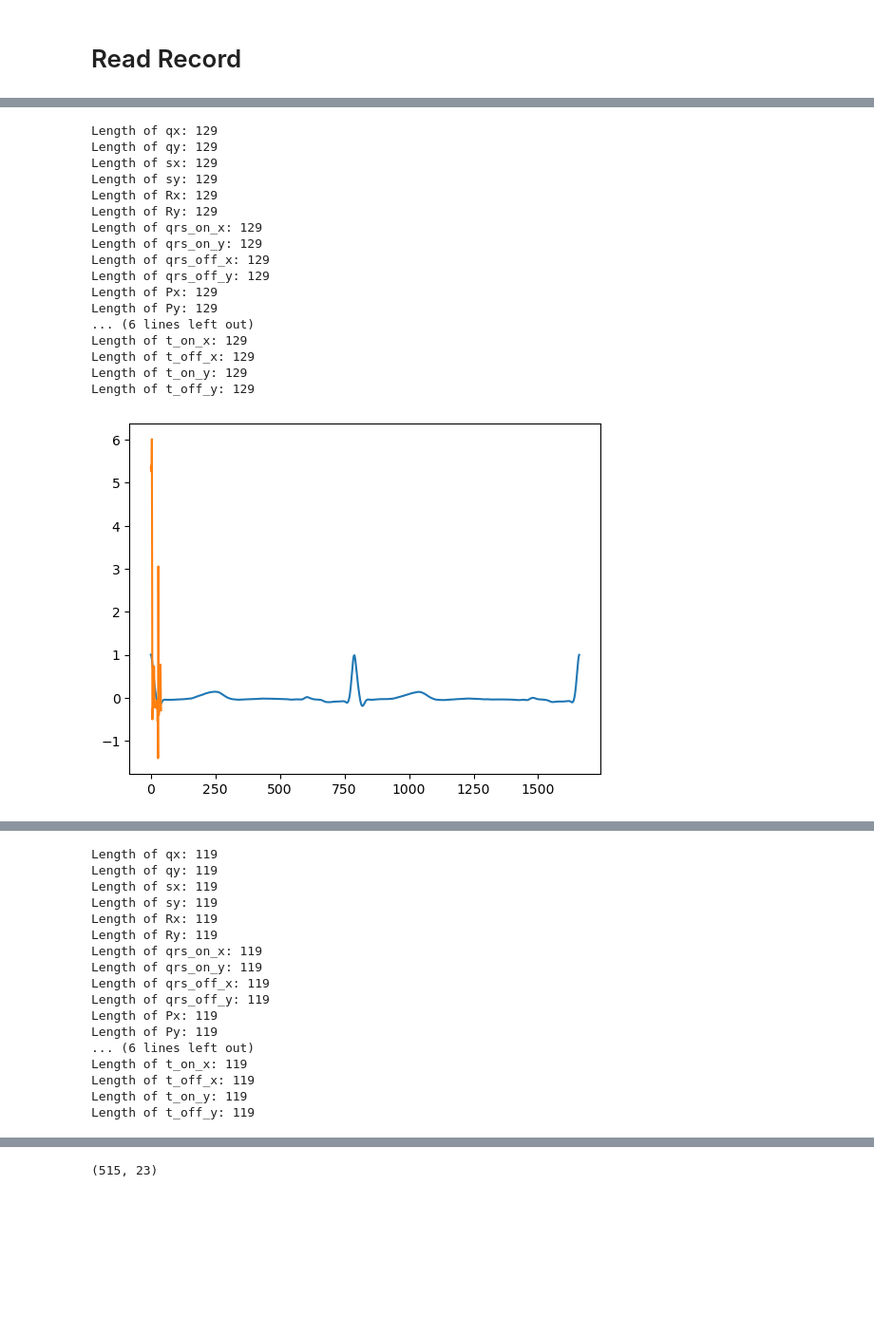
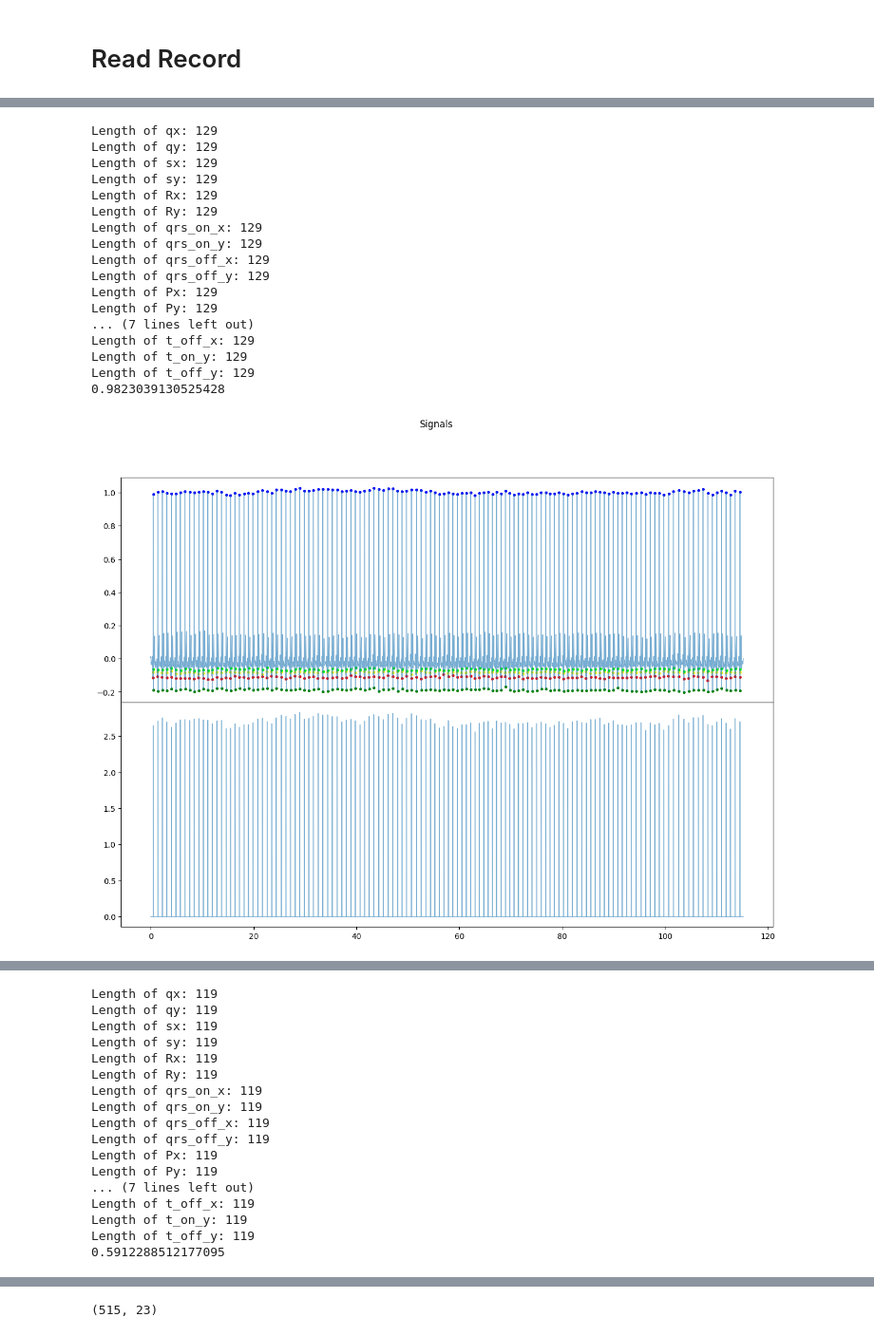
Before and after one commit to Nourhan-Mahmoud/ECG-Based-Authentication-Interface, a Jupyter notebook: 02.Preprocessing_and_FeaturesExtraction/Models.ipynb, the cells around one changed output, grey strips where cells are left out. Shown at 95% size. Cells and saved outputs as stored; diff of their text form; code cells hidden in the pictures; blank space fills up the shorter version.

```diff
--- a/02.Preprocessing_and_FeaturesExtraction/Models.ipynb
+++ b/02.Preprocessing_and_FeaturesExtraction/Models.ipynb
@@ -16,11 +16,13 @@ patient_1 = wfdb.rdrecord('..//01.Dataset/117/s0291lre', channels=[1])
 patient_2 = wfdb.rdrecord('..//01.Dataset/116/s0302lre', channels=[1])
 patient_3 = wfdb.rdrecord('..//01.Dataset/105/s0303lre', channels=[1])
 patient_4 = wfdb.rdrecord('..//01.Dataset/104/s0306lre', channels=[1])
+patient_5 = wfdb.rdrecord('..//01.Dataset/122/s0312lre', channels=[1])
 
 signal_1 = patient_1.p_signal[: ,0]
 signal_2 = patient_2.p_signal[:, 0]
 signal_3 = patient_3.p_signal[:, 0]
 signal_4 = patient_4.p_signal[:, 0]
+signal_5 = patient_5.p_signal[:, 0]
 
 time = len(signal_1)/ fs
 # %%
@@ -177,7 +179,7 @@ def process_qrs(denoised_signal, y_lfiltered, window_smoothed_signal,qx, qy, sx,
 
 
     # Remove any peaks that are not Rs
-    y_lfiltered[y_lfiltered < max(y_lfiltered) * 0.6] = 0
+    y_lfiltered[y_lfiltered < max(y_lfiltered) * 0.65] = 0
 
     # Retrieve R
     Rx = []
@@ -510,6 +512,8 @@ def Fiducial_Points_Detection(signal):
     t_on_x, t_off_x, t_on_y, t_off_y = calculate_t_onset_offset(Tx, denoised_signal)
     print_list_lengths(qx, qy, sx, sy, Rx, Ry, qrs_on_x, qrs_on_y, qrs_off_x, qrs_off_y, Px, Py, p_on_x,
                         p_off_x, p_on_y, p_off_y, Tx, Ty, t_on_x, t_off_x, t_on_y, t_off_y)
+    print(min(Ry))
+    plot_qrs_results(time, fs, denoised_signal, y_lfiltered, qx, qy, sx, sy, Rx, Ry, qrs_on_x, qrs_on_y, qrs_off_x, qrs_off_y)
     Fiducial_Points = create_dataframe(qx, qy, sx, sy, Rx, Ry, qrs_on_x, qrs_on_y, qrs_off_x, qrs_off_y,
                       Px, Py, p_on_x, p_off_x, p_on_y, p_off_y, Tx, Ty, t_on_x, t_off_x, t_on_y, t_off_y)
     nonFiducial = calculate_non_fiducial(Rx, denoised_signal)
@@ -518,25 +522,26 @@ def Fiducial_Points_Detection(signal):
 # %%
 Fiducial_Points_1, non_fiducial_feature1 = Fiducial_Points_Detection(signal_1)
 Fiducial_Points_2, non_fiducial_feature2 = Fiducial_Points_Detection(signal_2)
 Fiducial_Points_3, non_fiducial_feature3 = Fiducial_Points_Detection(signal_3)
 Fiducial_Points_4, non_fiducial_feature4 = Fiducial_Points_Detection(signal_4)
+Fiducial_Points_5, non_fiducial_feature5 = Fiducial_Points_Detection(signal_5)
 # %% [output]
 [figure]
 Length of qx: 129
 Length of qy: 129
 Length of sx: 129
 Length of sy: 129
 Length of Rx: 129
 Length of Ry: 129
 Length of qrs_on_x: 129
 Length of qrs_on_y: 129
 Length of qrs_off_x: 129
 Length of qrs_off_y: 129
 Length of Px: 129
 Length of Py: 129
-... (6 lines left out)
-Length of t_on_x: 129
+... (7 lines left out)
 Length of t_off_x: 129
 Length of t_on_y: 129
 Length of t_off_y: 129
+0.9823039130525428
-[figure, old version]
+[figure, new version]
@@ -553,8 +559,8 @@ Length of qrs_off_x: 119
 Length of qrs_off_y: 119
 Length of Px: 119
 Length of Py: 119
-... (6 lines left out)
-Length of t_on_x: 119
+... (7 lines left out)
 Length of t_off_x: 119
 Length of t_on_y: 119
 Length of t_off_y: 119
+0.5912288512177095
```
Also changed, not shown: parts of 10 cells of this notebook, 2 other files.
